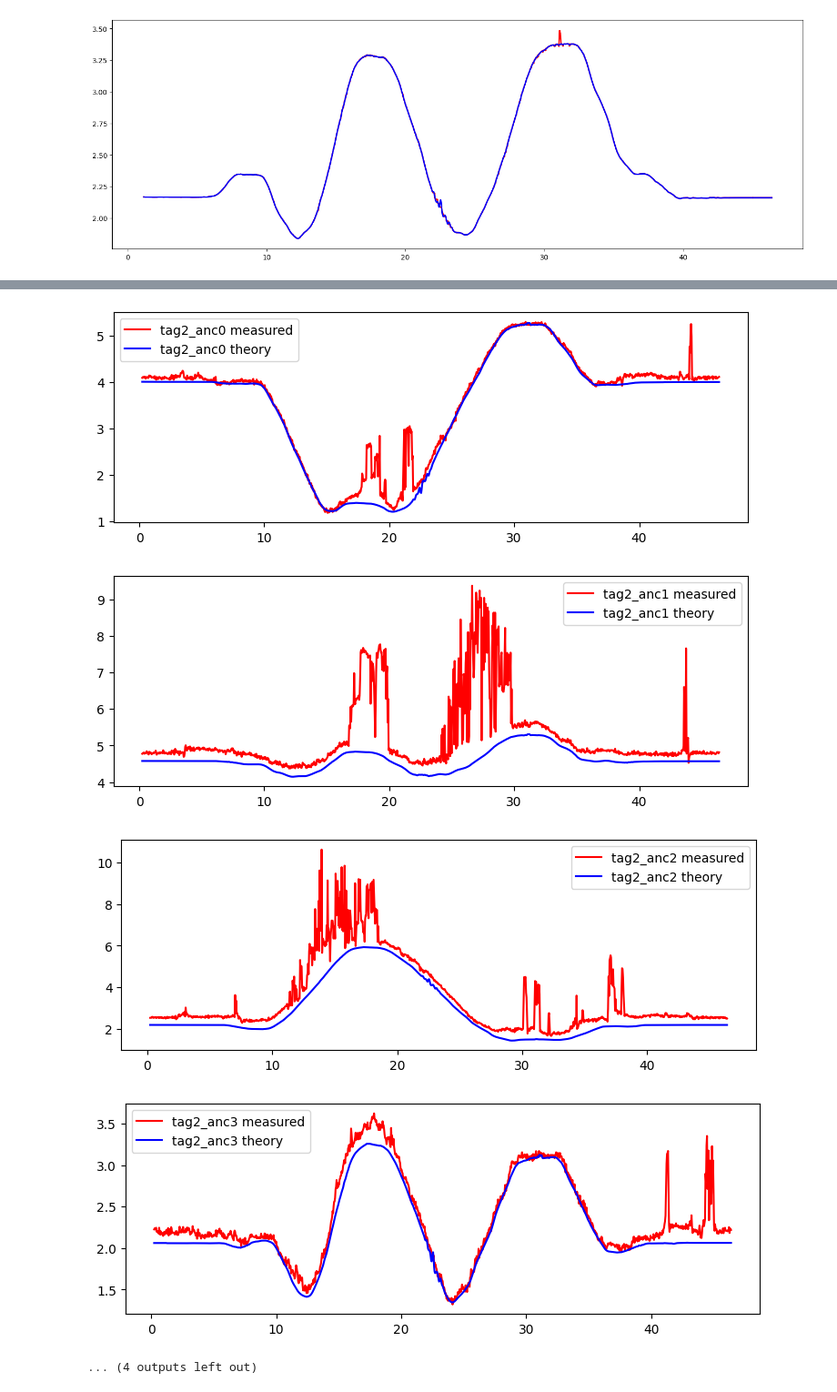
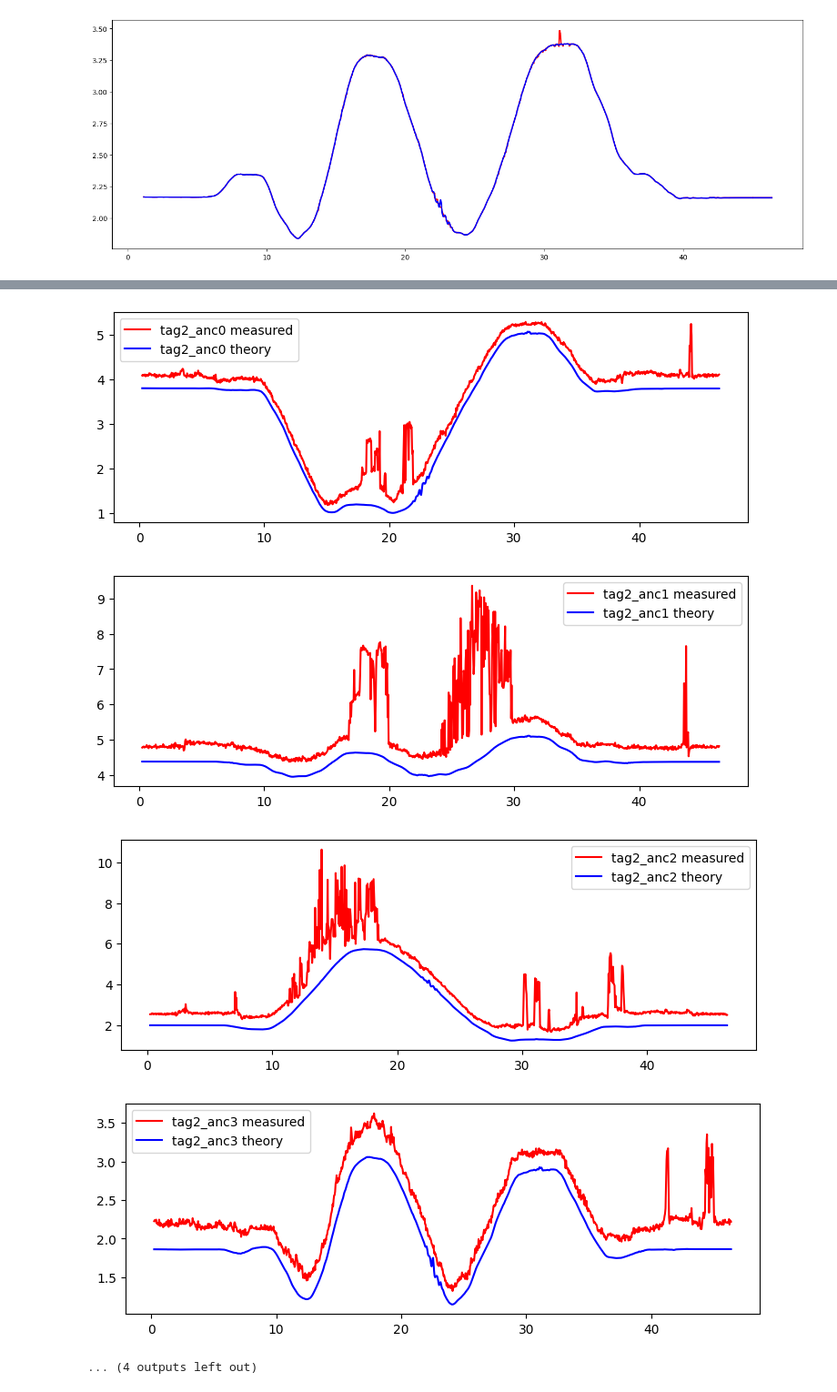
Before and after one commit to brytsknguyen/gptr, a Jupyter notebook: scripts/nl_check.ipynb, the cells around one changed output, grey strips where cells are left out. Shown: that part at 91% size. Cells and saved outputs as stored; diff of their text form; code cells hidden in the pictures.

```diff
--- a/scripts/nl_check.ipynb
+++ b/scripts/nl_check.ipynb
@@ -103,11 +103,12 @@ for idx, _ in enumerate(dis):
 
     # Sample the pose
     pose = spline.getPose(ts)
-    R_W_B = util.quat2rotm(pose[:, [7, 4, 5, 6]][0])
+    R_W_B = util.quat2rotm(pose[:, [7, 4, 5, 6]][0]).reshape((3, 3))
     p_W_B = pose[:, [1, 2, 3]].reshape((3, 1))
+    pat = p_W_B + R_W_B@p_B_tag - p_W_anc
 
     # Calculate the distance
-    d = np.linalg.norm(p_W_B + R_W_B@p_B_tag - p_W_anc) + 0.2
+    d = np.linalg.norm(pat)
     dis_gtr.append((tidx, aidx, ts, d))
 
 dis_gtr = np.array(dis_gtr, dtype=[('tidx', int), ('aidx', int), ('t', float), ('d', float)])
@@ -141,7 +142,7 @@ for topic, msg, t in bag.read_messages():
             R_W_B = util.quat2rotm(pose[:, [7, 4, 5, 6]][0])
             p_W_B = pose[:, [1, 2, 3]].reshape((3, 1))
             # Calculate the distance
-            d = np.linalg.norm(p_W_B + R_W_B*p_B_tag - p_W_anc)
+            d = np.linalg.norm(p_W_B + R_W_B@p_B_tag - p_W_anc)
             # Overwrite the distance
             node.dis = d
             # print(d)
@@ -160,5 +161,5 @@ outbag.close()
-[figure, old version]
+[figure, new version]
-[figure, old version]
+[figure, new version]
-[figure, old version]
+[figure, new version]
-[figure, old version]
+[figure, new version]
 ... (4 outputs left out)
```
Also changed, not shown: parts of 2 cells of this notebook, 3 other files.
